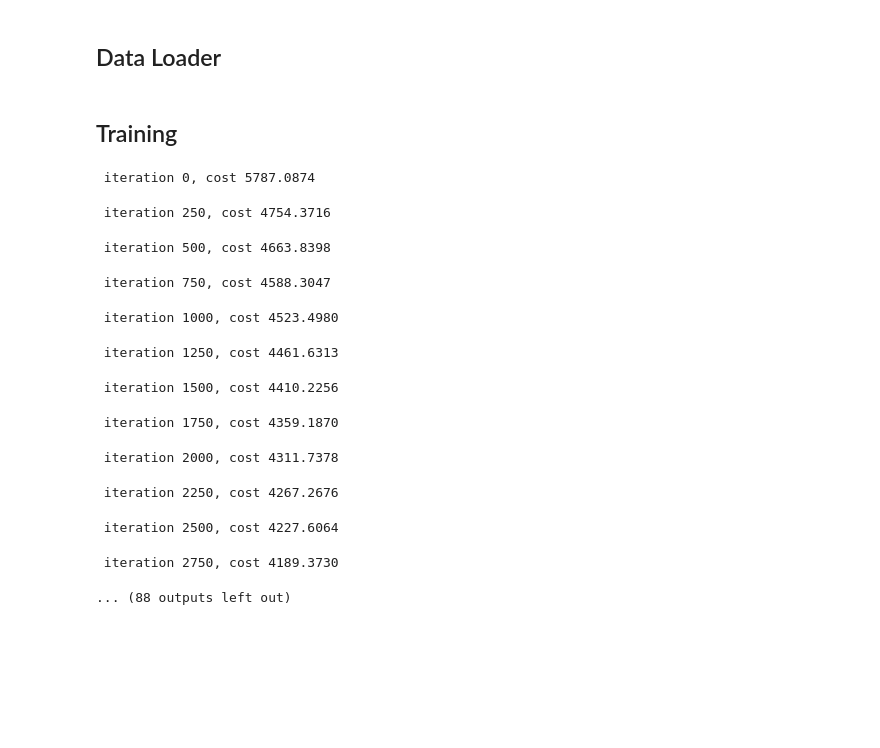
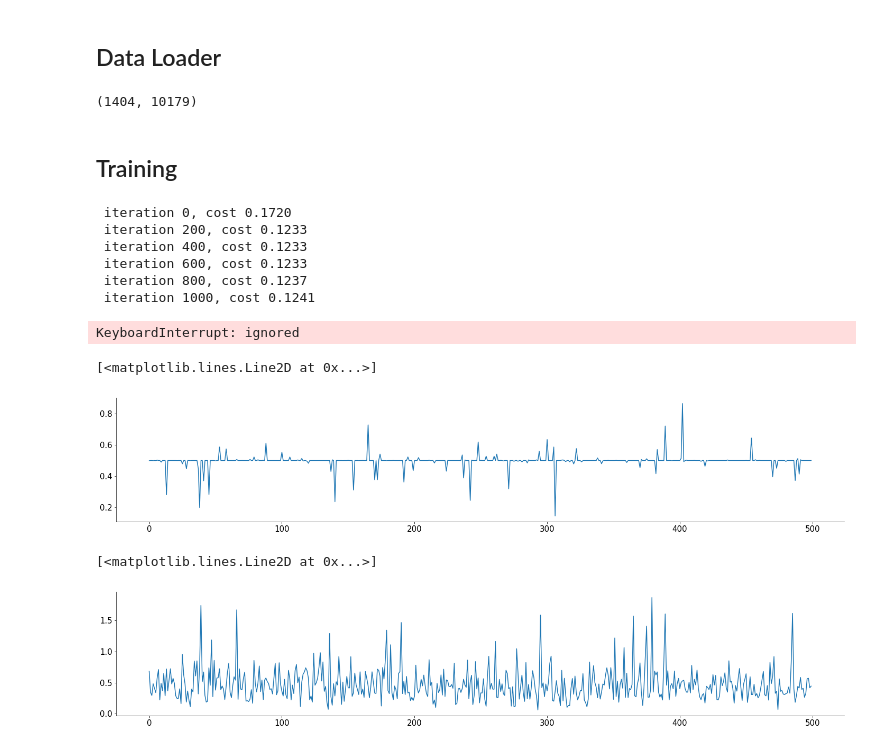
Before and after one commit to sazio/NMAs, a Jupyter notebook: src/Data_Loader.ipynb, the cells around one changed output. Drawn from its saved outputs; the diff is of its cells as text; code cells hidden in the pictures; blank space fills up the shorter version.

```diff
--- a/src/Data_Loader.ipynb
+++ b/src/Data_Loader.ipynb
@@ -118,9 +180,17 @@ dataRNN = np.swapaxes(dataRNN, 0, 1)
+# %%
+# swapping the axes to maintain consistency with seq2seq notebook in the following code - the network takes all the neurons at a time step as input, not just one neuron
+#dataRNN = np.swapaxes(dataRNN, 0, 1)
+
+avgd_normed_dataRNN = np.swapaxes(avgd_normed_dataRNN, 0, 1)
+avgd_normed_dataRNN.shape
+# %% [output]
+(1404, 10179)
 # %%
 frac = 5/6
 #x1 = torch.from_numpy(dataRNN[:,:int(frac*dataRNN.shape[1])]).to(device).float().unsqueeze(0)
 #x2 = torch.from_numpy(dataRNN[:,int(frac*dataRNN.shape[1]):]).to(device).float().unsqueeze(0)
-x1 = torch.from_numpy(dataRNN[:,:500]).to(device).float().unsqueeze(0)
-x2 = torch.from_numpy(dataRNN[:,:100]).to(device).float().unsqueeze(0)
+x1 = torch.from_numpy(avgd_normed_dataRNN[:,:500]).to(device).float().unsqueeze(0)
+x2 = torch.from_numpy(avgd_normed_dataRNN[:,:500]).to(device).float().unsqueeze(0)
 
 NN1 = x1.shape[-1]
 NN2 = x2.shape[-1]
@@ -147,7 +217,7 @@ class Net(nn.Module):
 
     # the softplus function is just like a relu but it's smoothed out so we can't predict 0
     # if we predict 0 and there was a spike, that's an instant Inf in the Poisson log-likelihood which leads to failure
-    z = F.softplus(self.fc(q), 10)
+    z = self.fc(q)
 
     return z, q
 # %%
@@ -173,7 +243,7 @@ from tqdm import tqdm
 
 cost = nn.MSELoss()
 
-niter = 100000
+niter = 5000
 for k in tqdm(range(niter)):
   # the network outputs the single-neuron prediction and the latents
   z, y = net(x1)
@@ -186,19 +256,23 @@ for k in tqdm(range(niter)):
   optimizer.step()
   optimizer.zero_grad()
 
-  if k % 250 == 0:
+  if k % 200 == 0:
     print(f' iteration {k}, cost {loss.item():.4f}')
 # %% [output]
- iteration 0, cost 5787.0874
+ iteration 0, cost 0.1720
+ iteration 200, cost 0.1233
+ iteration 400, cost 0.1233
+ iteration 600, cost 0.1233
+ iteration 800, cost 0.1237
+ iteration 1000, cost 0.1241
- iteration 250, cost 4754.3716
+KeyboardInterrupt: ignored
- iteration 500, cost 4663.8398
- iteration 750, cost 4588.3047
- iteration 1000, cost 4523.4980
- iteration 1250, cost 4461.6313
- iteration 1500, cost 4410.2256
- iteration 1750, cost 4359.1870
- iteration 2000, cost 4311.7378
- iteration 2250, cost 4267.2676
- iteration 2500, cost 4227.6064
- iteration 2750, cost 4189.3730
-... (88 outputs left out)
+# %%
+plt.plot(z[0,0,:].cpu().detach().numpy())
+# %% [output]
+[<matplotlib.lines.Line2D at 0x...>]
+[figure, added]
+# %%
+plt.plot(x1[0,0,:].cpu().detach().numpy())
+# %% [output]
+[<matplotlib.lines.Line2D at 0x...>]
+[figure, added]
```
Also changed, not shown: parts of 10 cells of this notebook.
